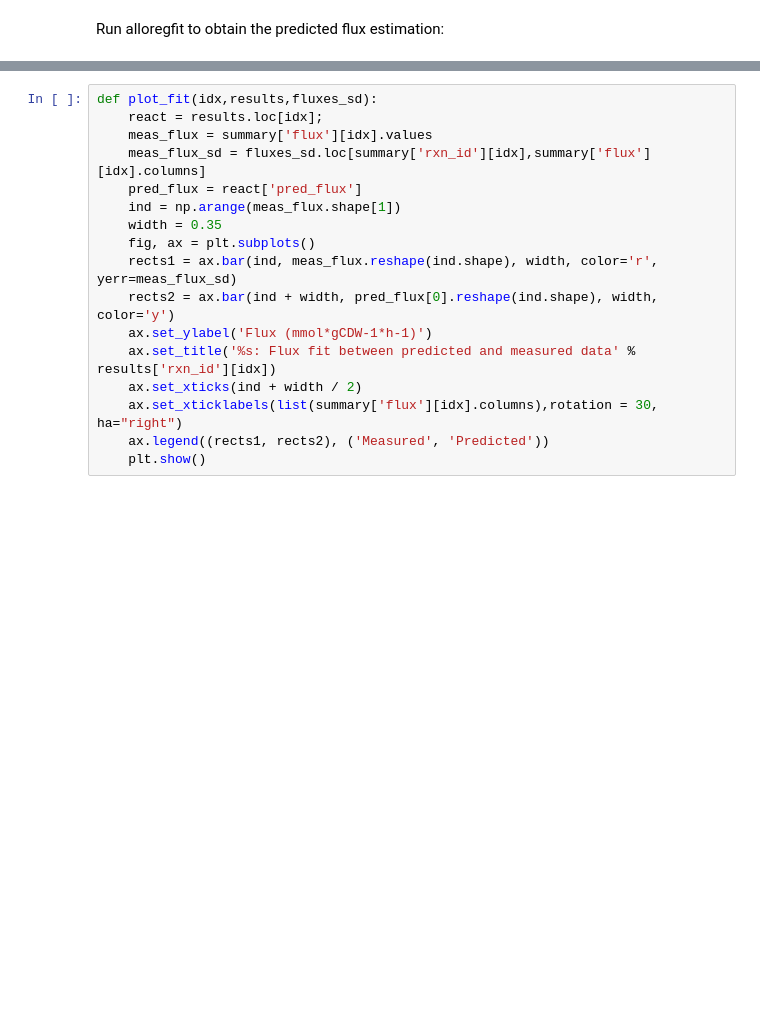
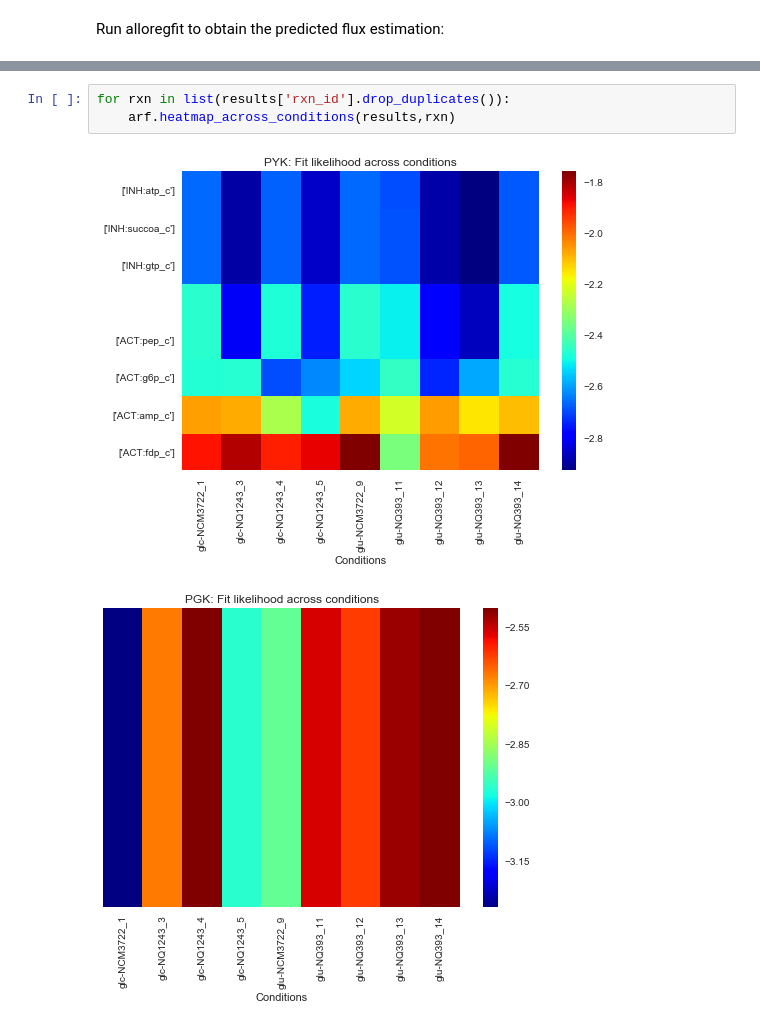
Before and after one commit to hexavier/RbRfit_Algorithm, a Jupyter notebook: Plot_fit_Karl.ipynb, the cells around one changed output, grey strips where cells are left out. Drawn from its saved outputs; the diff is of its cells as text; blank space fills up the shorter version.

```diff
--- a/Plot_fit_Karl.ipynb
+++ b/Plot_fit_Karl.ipynb
@@ -56,17 +14,6 @@ Running MCMC-NNLS for reaction 10... Candidate regulator:
-# %%
-def plot_fit(idx,results,fluxes_sd):
-    react = results.loc[idx];
-    meas_flux = summary['flux'][idx].values
-    meas_flux_sd = fluxes_sd.loc[summary['rxn_id'][idx],summary['flux'][idx].columns]
-    pred_flux = react['pred_flux']
-    ind = np.arange(meas_flux.shape[1])
-    width = 0.35
-    fig, ax = plt.subplots()
-    rects1 = ax.bar(ind, meas_flux.reshape(ind.shape), width, color='r', yerr=meas_flux_sd)
-    rects2 = ax.bar(ind + width, pred_flux[0].reshape(ind.shape), width, color='y')
-    ax.set_ylabel('Flux (mmol*gCDW-1*h-1)')
-    ax.set_title('%s: Flux fit between predicted and measured data' % results['rxn_id'][idx])
-    ax.set_xticks(ind + width / 2)
-    ax.set_xticklabels(list(summary['flux'][idx].columns),rotation = 30, ha="right")
-    ax.legend((rects1, rects2), ('Measured', 'Predicted'))
-    plt.show()
+# %%
+for rxn in list(results['rxn_id'].drop_duplicates()):
+    arf.heatmap_across_conditions(results,rxn)
+# %% [output]
+[figure, added]
+[figure, added]
```
Also changed, not shown: parts of 8 cells of this notebook.
